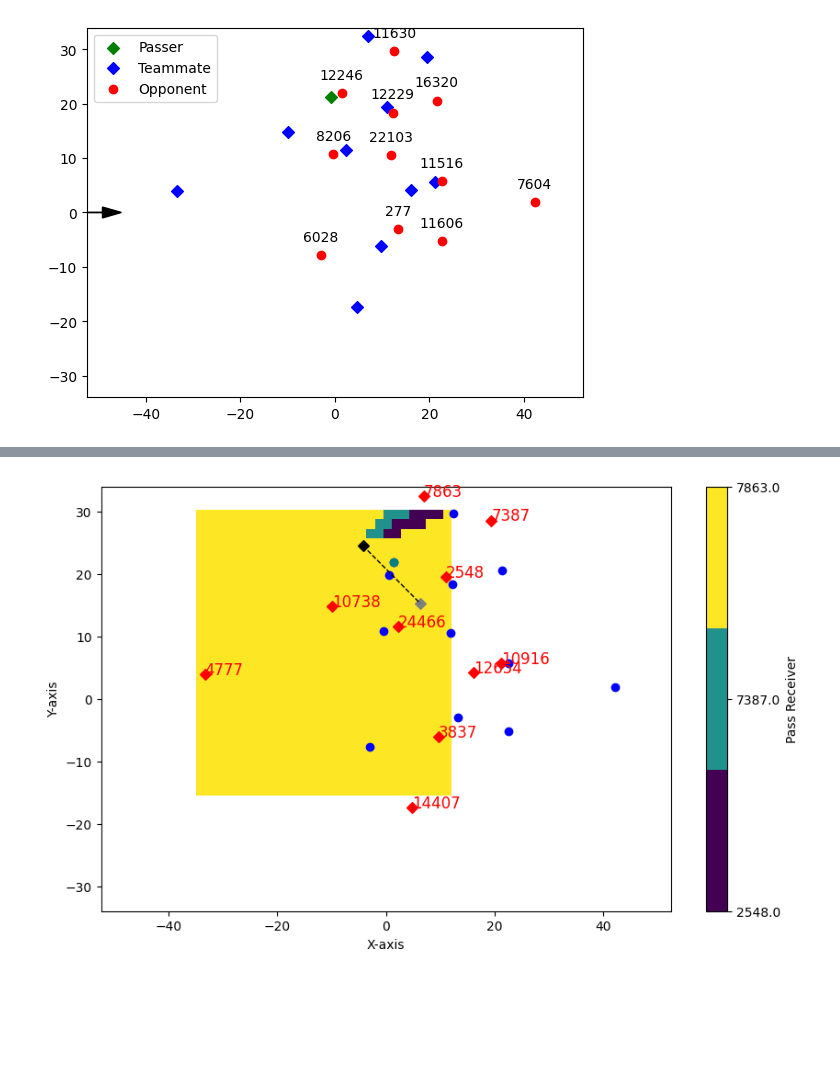
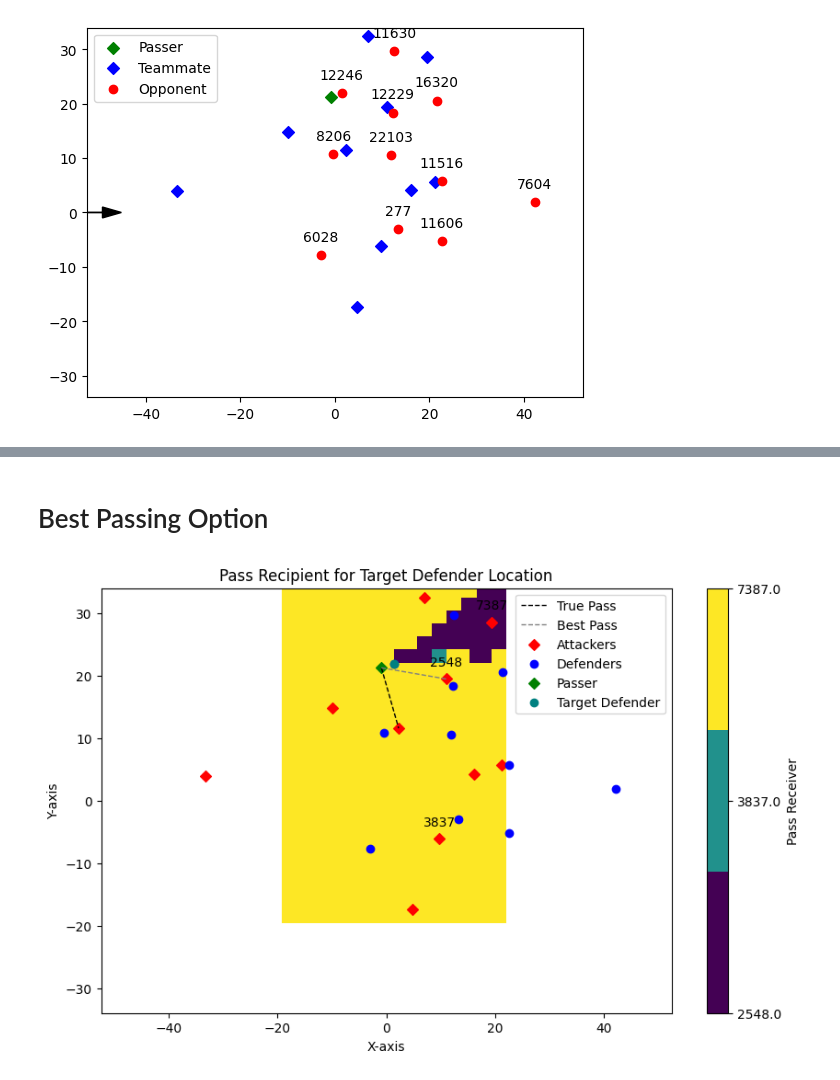
Before and after one commit to ariskoutris/defensive-passing-networks, a Jupyter notebook: src/notebooks/opt_function.ipynb, the cells around one changed output, grey strips where cells are left out. Drawn from its saved outputs; the diff is of its cells as text; code cells hidden in the pictures; blank space fills up the shorter version.

```diff
--- a/src/notebooks/opt_function.ipynb
+++ b/src/notebooks/opt_function.ipynb
@@ -106,3 +84,21 @@ def create_opt_func(data, frame_id, defender_id):
+# %%
+def defender_true_location(data, frame_id, defender_id):
+    data = data[data['frame'] == frame_id]
+    return data[data['tracking.object_id'] == defender_id][['tracking.x', 'tracking.y']].values[0]
+
+def get_attacker_locations(data, frame_id, include_passer=False):
+    data = data[data['frame'] == frame_id]
+    data = data[data['tracking.is_teammate']]
+    if not include_passer:
+        data = data[~data['tracking.is_self']]
+    data = data[data['tracking.object_id'] != -1]
+    return data[['tracking.x', 'tracking.y']].values
+
+def get_defender_locations(data, frame_id):
+    data = data[data['frame'] == frame_id]
+    data = data[~data['tracking.is_teammate'] & ~data['tracking.is_self']]
+    data = data[data['tracking.object_id'] != -1]
+    return data[['tracking.x', 'tracking.y']].values
 # %%
 def plot_frame(data, frame_id):
     data = data[data['frame'] == frame_id]
@@ -218,79 +419,61 @@ plt.show()
+# %% [markdown]
+# Best Passing Option
 # %%
 frame_id = 48981
 defender_id = 12246
 
 opt_func = create_opt_func(passes_df, frame_id, defender_id)
+threat_agg = threat_aggregator('max')
 
-# Define the point around which the function will be visualized
-x_origin, y_origin = defender_true_location(passes_df, frame_id, defender_id)
-true_scores,_,_ = opt_func(x_origin, y_origin)
-true_score = max(true_scores.values())
-pass_receiver = max(true_scores, key=true_scores.get)
+# Get target defender's true location
+x_def, y_def = defender_true_location(passes_df, frame_id, defender_id)
 
-# Define pass start and end points
-x_start, y_start = passes_df[passes_df['frame'] == frame_id][['location.x', 'location.y']].values[0]
-x_end, y_end = passes_df[passes_df['frame'] == frame_id][['pass.endLocation.x', 'pass.endLocation.y']].values[0]
+# Get achieved score of the target defender
+true_scores = opt_func(x_def, y_def)
+true_score = threat_agg(true_scores)
+max_threat_receiver_id = max(true_scores, key=true_scores.get)
 
 # Create a meshgrid around the origin point
-x = np.linspace(min(x_origin, x_start, x_end) - 30, max(x_origin, x_start, x_end) + 5, 30)
-y = np.linspace(min(y_origin, y_start, y_end) - 30, max(y_origin, y_start, y_end) + 5, 30)
+x = np.linspace(max(x_def - 20, -pitch_length/2), min(x_def + 20, pitch_length/2), 30)
+y = np.linspace(max(x_def -20, -pitch_width/2), min(y_def + 20, pitch_length/2), 30)
 X, Y = np.meshgrid(x, y)
 
 # Evaluate the function on the grid
 Z = np.zeros_like(X)
 P = np.zeros_like(X)
 for i in range(X.shape[0]):
     for j in range(X.shape[1]):
-        true_scores = opt_func(X[i,j],Y[i,j])[0]
-        Z[i, j] = max(true_scores.values())
+        true_scores = opt_func(X[i,j],Y[i,j])
+        Z[i, j] = -max(true_scores.values())
         P[i, j] = max(true_scores, key=true_scores.get)
 
+# Create pass receiver colormap
 unique_labels = np.unique(P)
 num_labels = len(unique_labels)
-
-# Map labels to class numbers
 label_to_class = {label: idx for idx, label in enumerate(unique_labels)}
 class_to_label = {idx: label for idx, label in enumerate(unique_labels)}
-
-# Replace values in P with class numbers
 P_class = np.vectorize(label_to_class.get)(P)
-
-# Create a colormap with a unique color for each class
 cmap = plt.cm.get_cmap('viridis', num_labels)
 
 plt.figure(figsize=(10, 6))
 mesh = plt.pcolormesh(X, Y, P_class, cmap=cmap, shading='auto')
-
-# Create a colorbar with original labels
 cbar = plt.colorbar(mesh, ticks=np.arange(num_labels))
 cbar.ax.set_yticklabels([str(class_to_label[i]) for i in range(num_labels)])
 cbar.set_label('Pass Receiver')
 
-# Plot the pass
-plt.scatter(x_start, y_start, color='black', marker='D', label='Start Point')
-plt.scatter(x_end, y_end, color='grey', marker='D', label='End Point')
-plt.plot([x_start, x_end], [y_start, y_end], color='black', linestyle='dashed', linewidth=1)
+plot_players(passes_df, frame_id, defender_id, max_threat_receiver_id)
 
-# Plot attackers with id information
-attackers = get_attacker_locations(passes_df, frame_id)
-attacker_ids = passes_df[(passes_df['frame'] == frame_id) & passes_df['tracking.is_teammate'] & ~passes_df['tracking.is_self']]['tracking.object_id']
-plt.scatter(attackers[:,0], attackers[:,1], color='red', marker='D', label='Attackers')
-for i in range(len(attackers)):
-    plt.text(attackers[i][0], attackers[i][1], str(attacker_ids.iloc[i]), fontsize=12, color='red')
+ax = plt.gca()
+for label in unique_labels:
+    x, y = passes_df[(passes_df['frame'] == frame_id) & (passes_df['tracking.object_id'] == label)][['tracking.x', 'tracking.y']].values[0]
+    ax.annotate(int(label), (x, y), textcoords="offset points", xytext=(0,10), ha='center')
 
-
-# Plot defenders
-defenders = get_defender_locations(passes_df, frame_id)
-plt.scatter(defenders[:,0], defenders[:,1], color='blue', label='Defenders')
-
-# Plot target defender
-plt.scatter(x_origin, y_origin, color='teal', label='Origin Point')
-
+plt.legend()
+plt.title('Pass Recipient for Target Defender Location')
 plt.xlabel('X-axis')
 plt.ylabel('Y-axis')
 plt.xlim([-pitch_length/2, pitch_length/2])
 plt.ylim([-pitch_width/2, pitch_width/2])
-
 plt.show()
 # %% [output]
-[figure, old version]
+[figure, new version]
```
Also changed, not shown: parts of 15 cells of this notebook.
